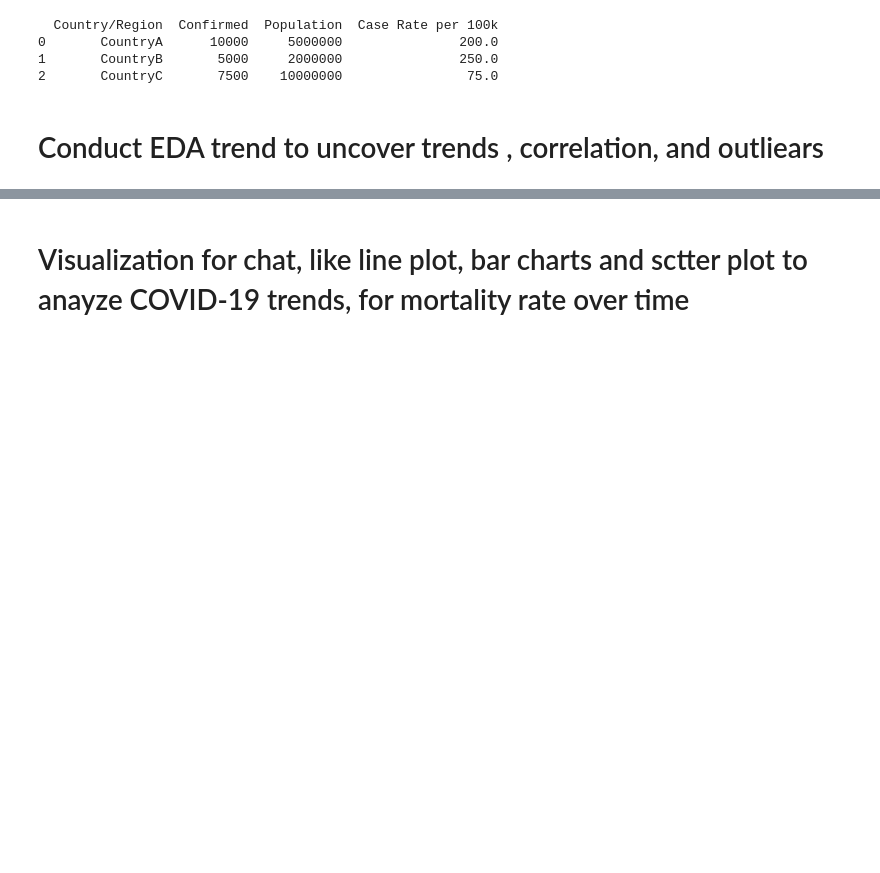
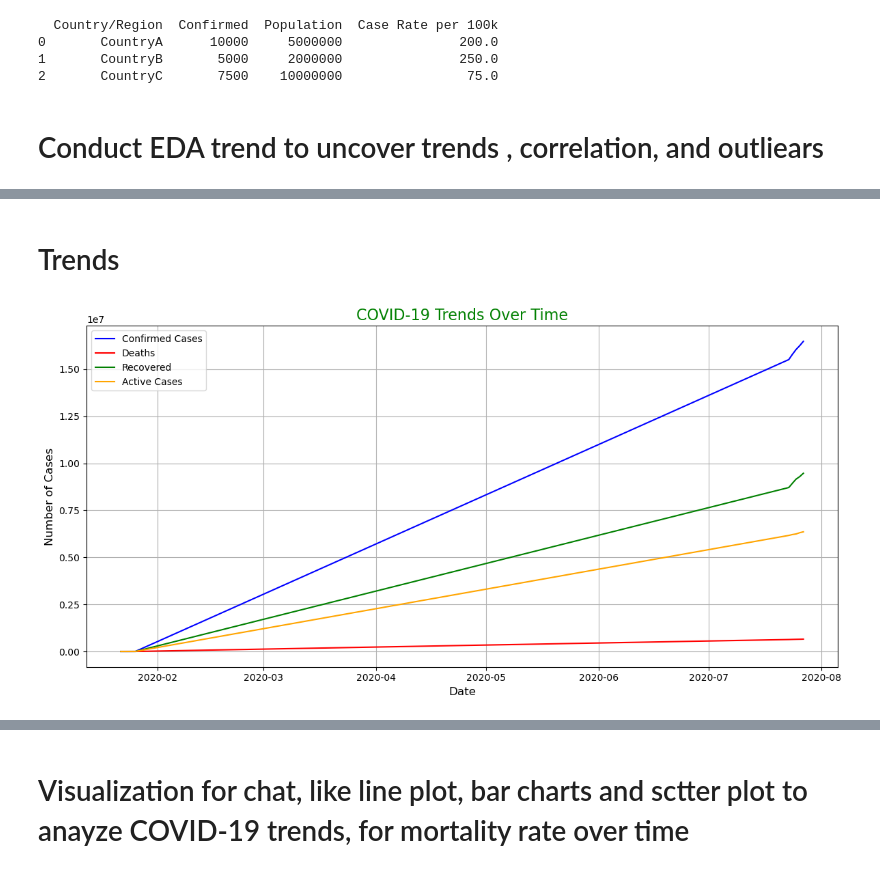
Before and after one commit to e3emmaworld/Data-Science-Capstone-, a Jupyter notebook: Capstone_Project.ipynb, the cells around one changed output, grey strips where cells are left out. Cells and saved outputs as stored; diff of their text form; code cells hidden in the pictures; blank space fills up the shorter version.

```diff
--- a/Capstone_Project.ipynb
+++ b/Capstone_Project.ipynb
@@ -179,0 +192,43 @@ ValueError: could not convert string to float: '2020-01-22'
+# %% [markdown]
+# Trends
+# %%
+
+import matplotlib.pyplot as plt
+
+# Sample data structure (replace with your actual dataset)
+data = {
+    "Date": [
+        "2020-01-22", "2020-01-23", "2020-01-24", "2020-01-25", "2020-01-26",
+        "2020-07-23", "2020-07-24", "2020-07-25", "2020-07-26", "2020-07-27"
+    ],
+    "Confirmed": [555, 654, 941, 1434, 2118, 15510481, 15791645, 16047190, 16251796, 16480485],
+    "Deaths": [17, 18, 26, 42, 56, 633506, 639650, 644517, 648621, 654036],
+    "Recovered": [28, 30, 36, 39, 52, 8710969, 8939705, 9158743, 9293464, 9468087],
+    "Active": [510, 606, 879, 1353, 2010, 6166006, 6212290, 6243930, 6309711, 6358362]
+}
+
+# Convert data to a DataFrame
+df = pd.DataFrame(data)
+
+# Convert 'Date' column to datetime for proper plotting
+df['Date'] = pd.to_datetime(df['Date'])
+
+# Plotting
+plt.figure(figsize=(12, 6))
+plt.plot(df['Date'], df['Confirmed'], label='Confirmed Cases', color='blue')
+plt.plot(df['Date'], df['Deaths'], label='Deaths', color='red')
+plt.plot(df['Date'], df['Recovered'], label='Recovered', color='green')
+plt.plot(df['Date'], df['Active'], label='Active Cases', color='orange')
+
+# Adding titles and labels
+plt.title("COVID-19 Trends Over Time", fontsize=16, color="green")
+plt.xlabel("Date", fontsize=12)
+plt.ylabel("Number of Cases", fontsize=12)
+plt.legend()
+plt.grid(True)
+plt.tight_layout()
+
+# Show the plot
+plt.show()
+# %% [output]
+[figure, added]
```
Also changed, not shown: parts of 13 cells of this notebook.
